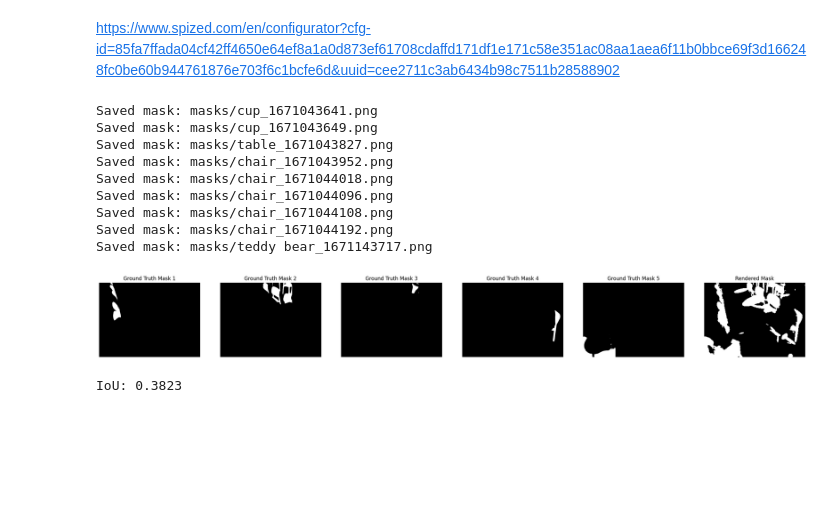
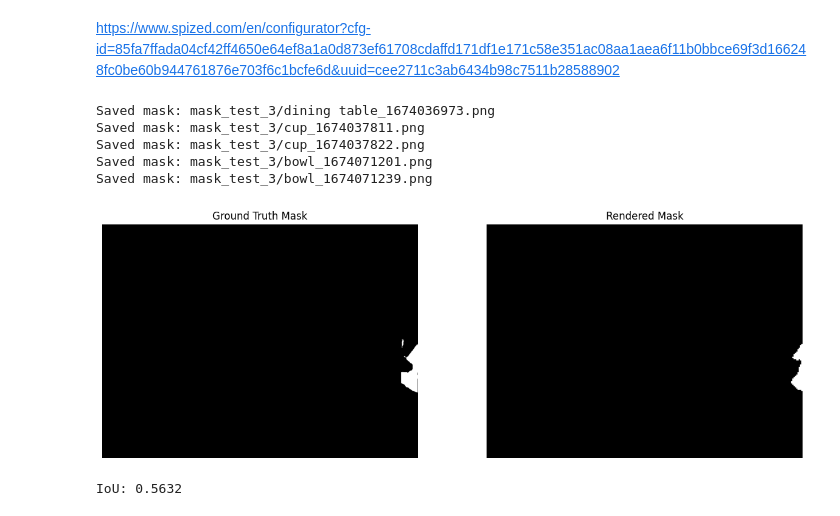
Before and after one commit to siddharthdesai06/DimSegNet, a Jupyter notebook: testing.ipynb, the cells around one changed output. Cells and saved outputs as stored; diff of their text form; code cells hidden in the pictures; blank space fills up the shorter version.

```diff
--- a/testing.ipynb
+++ b/testing.ipynb
@@ -191,19 +191,15 @@ def extract_masks(json_path, output_dir):
                 print(f"Error processing mask for object {obj['id']}: {e}")
 
 # Example usage
-json_path = "test0_annotations.json"  # Path to your Supervisely JSON file
-output_dir = "masks"  # Directory to save masks
+json_path = "eval_datasets/ramen/annotations/ramen_dataset 2025-03-25 22-33-05_test_3.png.json"  # Path to your Supervisely JSON file
+output_dir = "mask_test_3"  # Directory to save masks
 extract_masks(json_path, output_dir)
 # %% [output]
-Saved mask: masks/cup_1671043641.png
-Saved mask: masks/cup_1671043649.png
-Saved mask: masks/table_1671043827.png
-Saved mask: masks/chair_1671043952.png
-Saved mask: masks/chair_1671044018.png
-Saved mask: masks/chair_1671044096.png
-Saved mask: masks/chair_1671044108.png
-Saved mask: masks/chair_1671044192.png
-Saved mask: masks/teddy bear_1671143717.png
+Saved mask: mask_test_3/dining table_1674036973.png
+Saved mask: mask_test_3/cup_1674037811.png
+Saved mask: mask_test_3/cup_1674037822.png
+Saved mask: mask_test_3/bowl_1674071201.png
+Saved mask: mask_test_3/bowl_1674071239.png
 # %%
 import numpy as np
 from PIL import Image
@@ -217,7 +213,7 @@ def load_binary_mask(image_path, target_size=None):
         image = image.resize(target_size, Image.NEAREST)
 
     mask = np.array(image)  # Convert to NumPy array
-    mask = (mask > 128).astype(np.uint8)  # Threshold to create binary mask (0 or 1)
+    mask = (mask > 0.5*255).astype(np.uint8)  # Threshold to create binary mask (0 or 1)
     return mask
 
 def merge_masks(*masks):
@@ -230,43 +226,44 @@ def calculate_iou_from_paths(mask_paths, mask2_path):
     # Load and merge all ground truth masks
     masks = [load_binary_mask(path) for path in mask_paths]
     merged_mask = merge_masks(*masks)
 
     # Load rendered mask with resizing to match merged mask's size
     mask2 = load_binary_mask(mask2_path, target_size=merged_mask.shape[::-1])
 
     # Compute IoU
     intersection = np.logical_and(merged_mask, mask2)
     union = np.logical_or(merged_mask, mask2)
 
     iou = np.sum(intersection) / np.sum(union) if np.sum(union) > 0 else 0  # Avoid division by zero
 
-    fig, axes = plt.subplots(1, len(mask_paths) + 1, figsize=(5 * (len(mask_paths) + 1), 5))
-    for i, mask in enumerate(masks):
-        axes[i].imshow(mask, cmap="gray")
-        axes[i].set_title(f"Ground Truth Mask {i+1}")
-        axes[i].axis("off")
+    # fig, axes = plt.subplots(1, len(mask_paths) + 1, figsize=(5 * (len(mask_paths) + 1), 5))
+    fig, axes = plt.subplots(1, 2, figsize=(15, 5))
+    # for i, mask in enumerate(masks):
+    axes[0].imshow(merged_mask, cmap="gray")
+    axes[0].set_title(f"Ground Truth Mask")
+    axes[0].axis("off")
 
     axes[-1].imshow(mask2, cmap="gray")
     axes[-1].set_title("Rendered Mask")
     axes[-1].axis("off")
 
     plt.show()
 
     return iou
 
 # Example usage:
 mask_paths = [
-    "/home/siddharth/siddharth/thesis/Yolo_segmentation/masks/chair_1671043952.png",
-    "/home/siddharth/siddharth/thesis/Yolo_segmentation/masks/chair_1671044018.png",
-    "/home/siddharth/siddharth/thesis/Yolo_segmentation/masks/chair_1671044096.png",
-    "/home/siddharth/siddharth/thesis/Yolo_segmentation/masks/chair_1671044108.png",
-    "/home/siddharth/siddharth/thesis/Yolo_segmentation/masks/chair_1671044192.png"
+    "mask_test_2/bottle_1674073771.png",
+    # "/home/siddharth/siddharth/thesis/Yolo_segmentation/mask_test_2/bowl_1674070911.png",
+    # "/home/siddharth/siddharth/thesis/Yolo_segmentation/mask_test_2/cup_1674037836.png",
+    # "/home/siddharth/siddharth/thesis/Yolo_segmentation/masks/chair_1671044108.png",
+    # "/home/siddharth/siddharth/thesis/Yolo_segmentation/masks/chair_1671044192.png"
 ]
 
-mask2_path = "/home/siddharth/siddharth/thesis/Yolo_segmentation/test_0.jpg"
+mask2_path = "/home/siddharth/siddharth/thesis/Yolo_segmentation/test_2.jpg" # extracted mask
 
 iou_value = calculate_iou_from_paths(mask_paths, mask2_path)
 print(f"IoU: {iou_value:.4f}")
 # %% [output]
-[figure, old version]
+[figure, new version]
-IoU: 0.3823
+IoU: 0.5632
```
Also changed, not shown: parts of 1 cell of this notebook, 1 other file.
